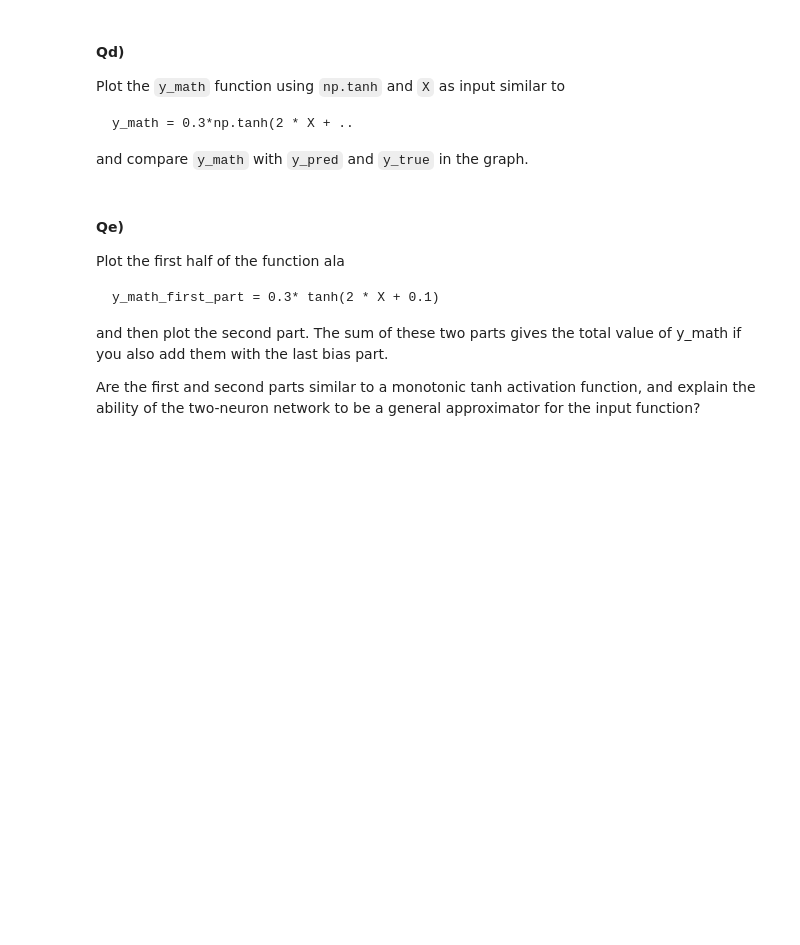
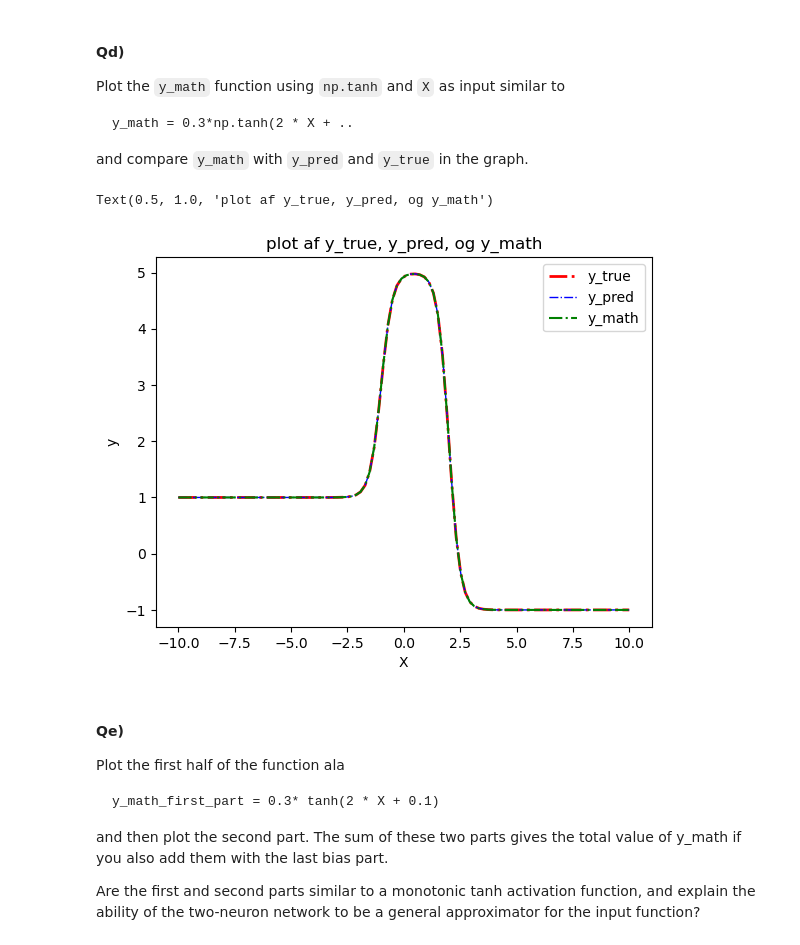
Before and after one commit to OliverEC04/MAL-G10, a Jupyter notebook: L6/ann.ipynb, the cells around one changed output. Saved outputs shown, nothing was run; the diff lists cells and outputs as text; code cells hidden in the pictures; blank space fills up the shorter version.

```diff
--- a/L6/ann.ipynb
+++ b/L6/ann.ipynb
@@ -135,3 +134,17 @@ and compare `y_math` with `y_pred` and `y_true` in the graph.
+# %%
+# TODO: plot the formula..
+y_math = -3.000 * np.tanh(2.001 * X - 4.002) + 2.00 * np.tanh(1.998 * X + 1.999) + 3.625e-5
+
+plt.plot(X, y_true, "r-.", linewidth=2)
+plt.plot(X, y_pred, "b-.", linewidth=1)
+plt.plot(X, y_math, "g-.")
+plt.legend(["y_true", "y_pred", "y_math"])
+plt.xlabel("X")
+plt.ylabel("y")
+plt.title("plot af y_true, y_pred, og y_math")
+# %% [output]
+Text(0.5, 1.0, 'plot af y_true, y_pred, og y_math')
+[figure, added]
 # %% [markdown]
 #### Qe)
 
```
Also changed, not shown: parts of 6 cells of this notebook.
